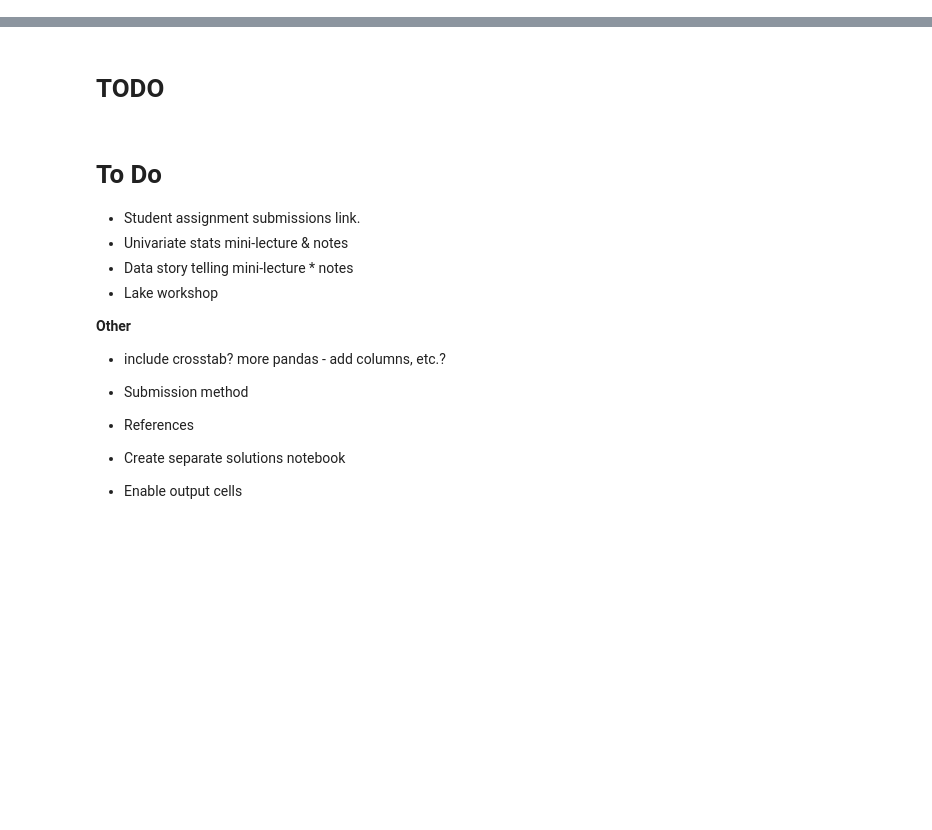
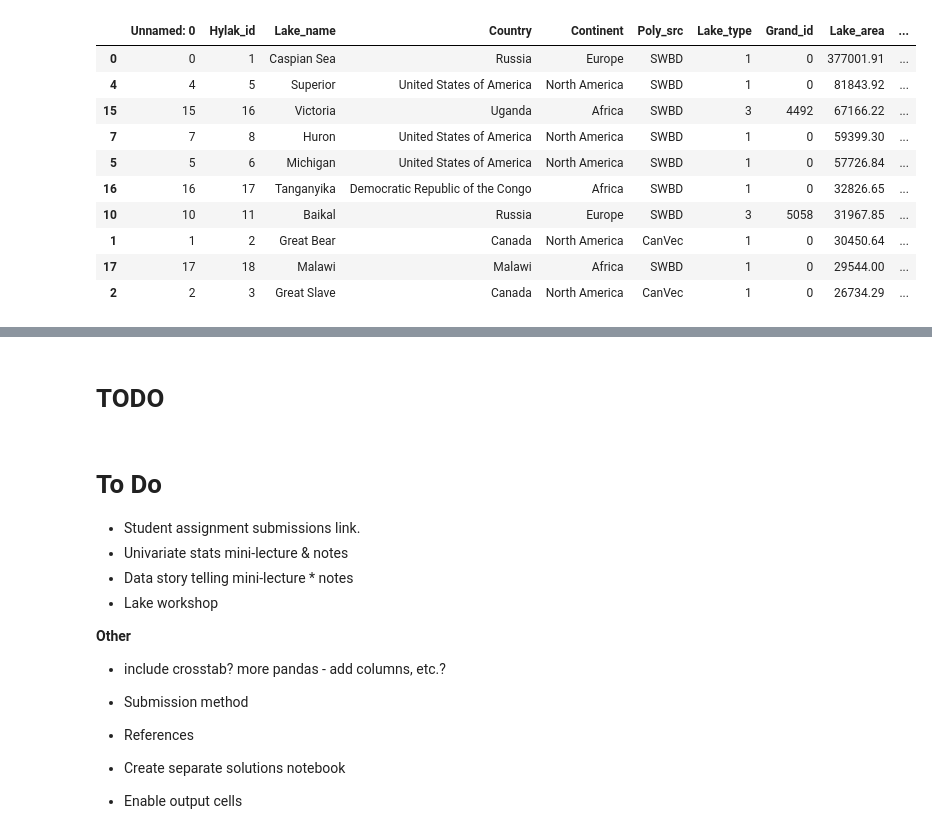
Before and after one commit to ds4geo/ds4geo, a Jupyter notebook: WS 2020 Course Notes/Session 7.ipynb, the cells around one changed output, grey strips where cells are left out. Cells and saved outputs as stored; diff of their text form; code cells hidden in the pictures; blank space fills up the shorter version.

```diff
--- a/WS 2020 Course Notes/Session 7.ipynb
+++ b/WS 2020 Course Notes/Session 7.ipynb
@@ -2,0 +47,15 @@
+# %%
+dat.sort_values("Lake_area", inplace=True, ascending=False)
+dat.head(10)
+# %% [output]
+|  | Unnamed: 0 | Hylak_id | Lake_name | Country | Continent | Poly_src | Lake_type | Grand_id | Lake_area | ... |
+| 0 | 0 | 1 | Caspian Sea | Russia | Europe | SWBD | 1 | 0 | 377001.91 | ... |
+| 4 | 4 | 5 | Superior | United States of America | North America | SWBD | 1 | 0 | 81843.92 | ... |
+| 15 | 15 | 16 | Victoria | Uganda | Africa | SWBD | 3 | 4492 | 67166.22 | ... |
+| 7 | 7 | 8 | Huron | United States of America | North America | SWBD | 1 | 0 | 59399.30 | ... |
+| 5 | 5 | 6 | Michigan | United States of America | North America | SWBD | 1 | 0 | 57726.84 | ... |
+| 16 | 16 | 17 | Tanganyika | Democratic Republic of the Congo | Africa | SWBD | 1 | 0 | 32826.65 | ... |
+| 10 | 10 | 11 | Baikal | Russia | Europe | SWBD | 3 | 5058 | 31967.85 | ... |
+| 1 | 1 | 2 | Great Bear | Canada | North America | CanVec | 1 | 0 | 30450.64 | ... |
+| 17 | 17 | 18 | Malawi | Malawi | Africa | SWBD | 1 | 0 | 29544.00 | ... |
+| 2 | 2 | 3 | Great Slave | Canada | North America | CanVec | 1 | 0 | 26734.29 | ... |
```
Also changed, not shown: parts of 7 cells of this notebook.
